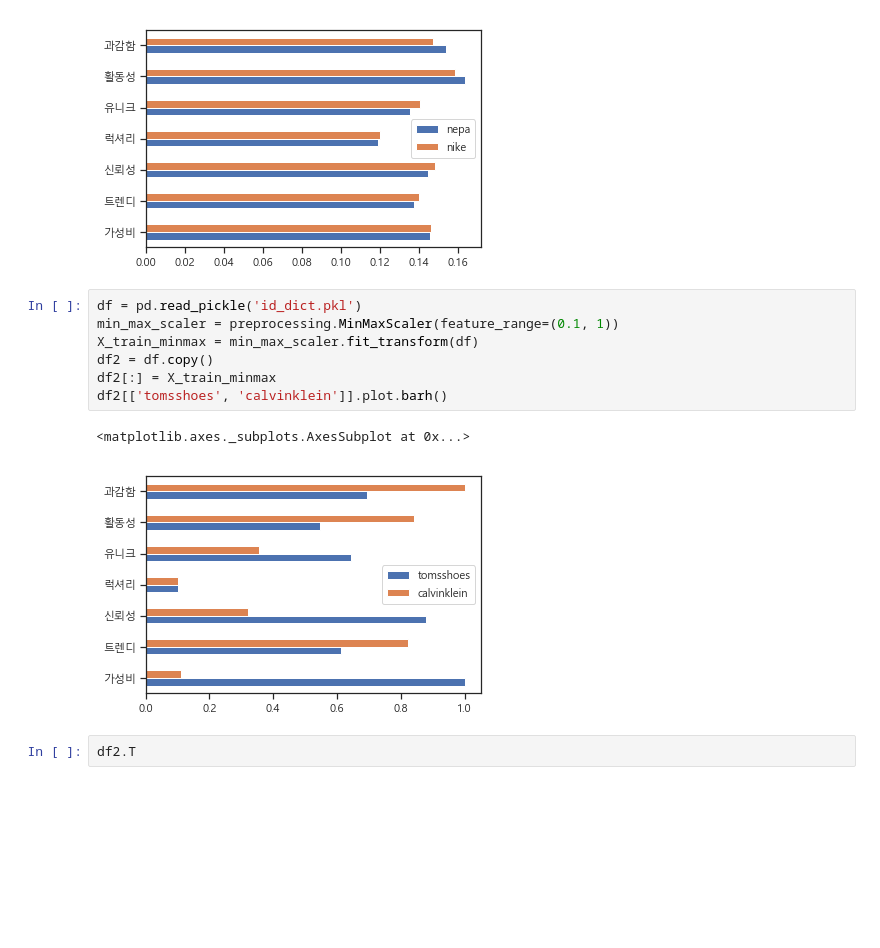
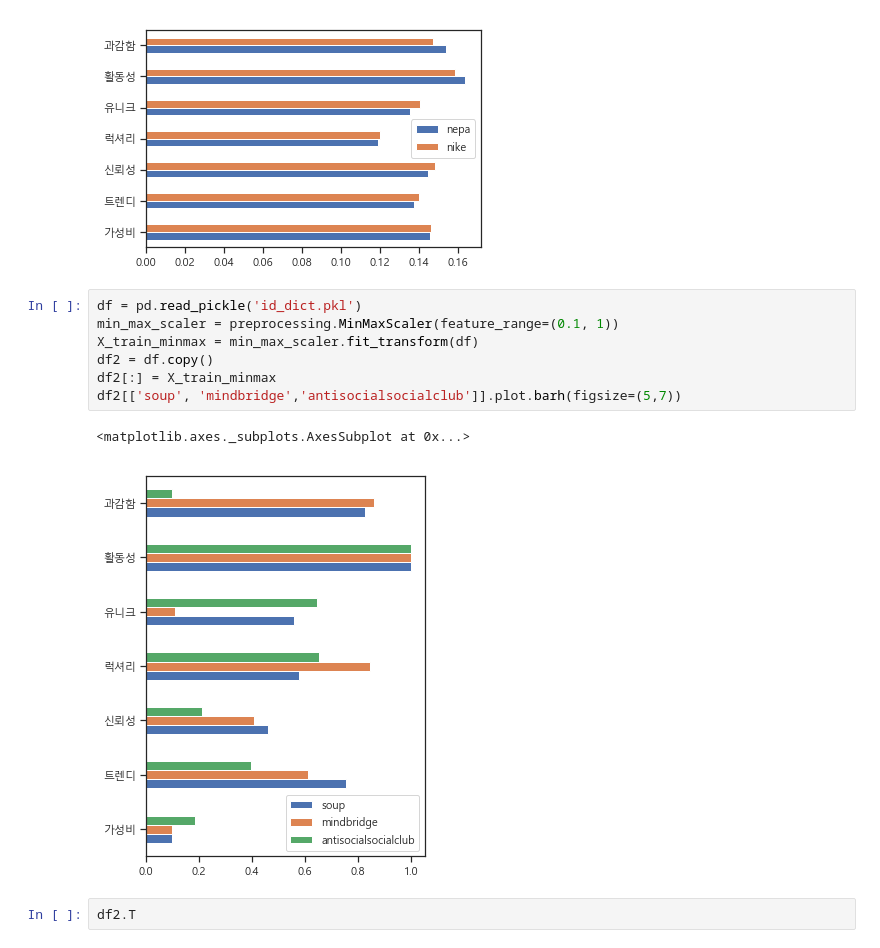
Before and after one commit to gem763/texcrapy, a Jupyter notebook: textmining.ipynb, the cells around one changed output. Cells and saved outputs as stored; diff of their text form; blank space fills up the shorter version.

```diff
--- a/textmining.ipynb
+++ b/textmining.ipynb
@@ -232,13 +237,13 @@ df[['nepa','nike']].plot.barh()#xlim=(0.05,0.2))
 # %%
 df = pd.read_pickle('id_dict.pkl')
 min_max_scaler = preprocessing.MinMaxScaler(feature_range=(0.1, 1))
 X_train_minmax = min_max_scaler.fit_transform(df)
 df2 = df.copy()
 df2[:] = X_train_minmax
-df2[['tomsshoes', 'calvinklein']].plot.barh()
+df2[['soup', 'mindbridge','antisocialsocialclub']].plot.barh(figsize=(5,7))
 # %% [output]
 <matplotlib.axes._subplots.AxesSubplot at 0x...>
-[figure, old version]
+[figure, new version]
 # %%
 df2.T
 # %% [output]
```
Also changed, not shown: parts of 6 cells of this notebook, 2 other files.
